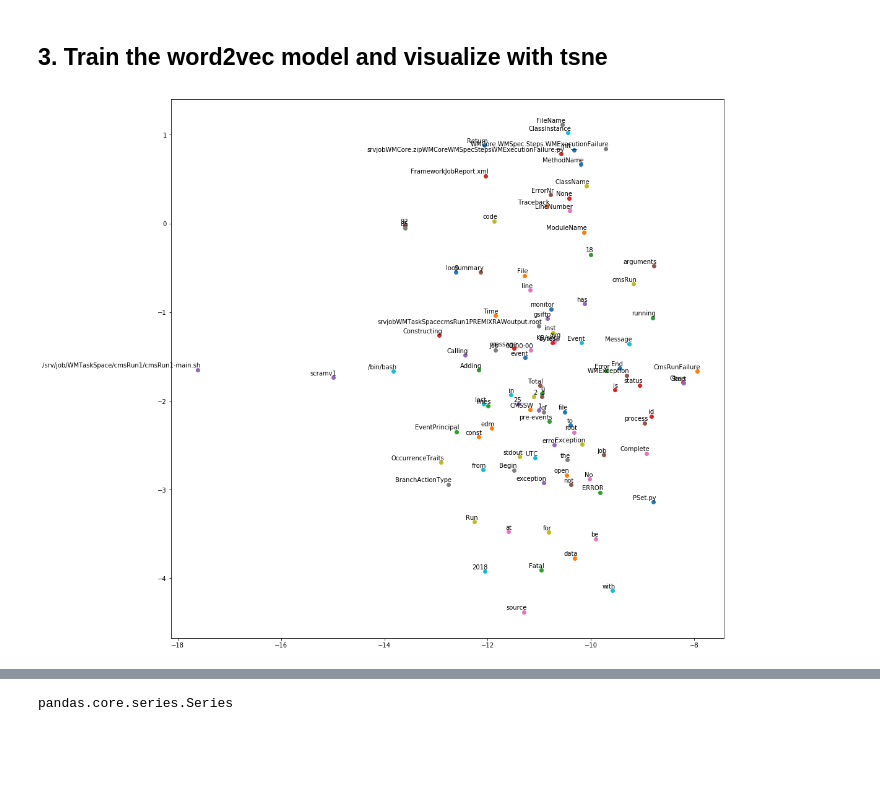
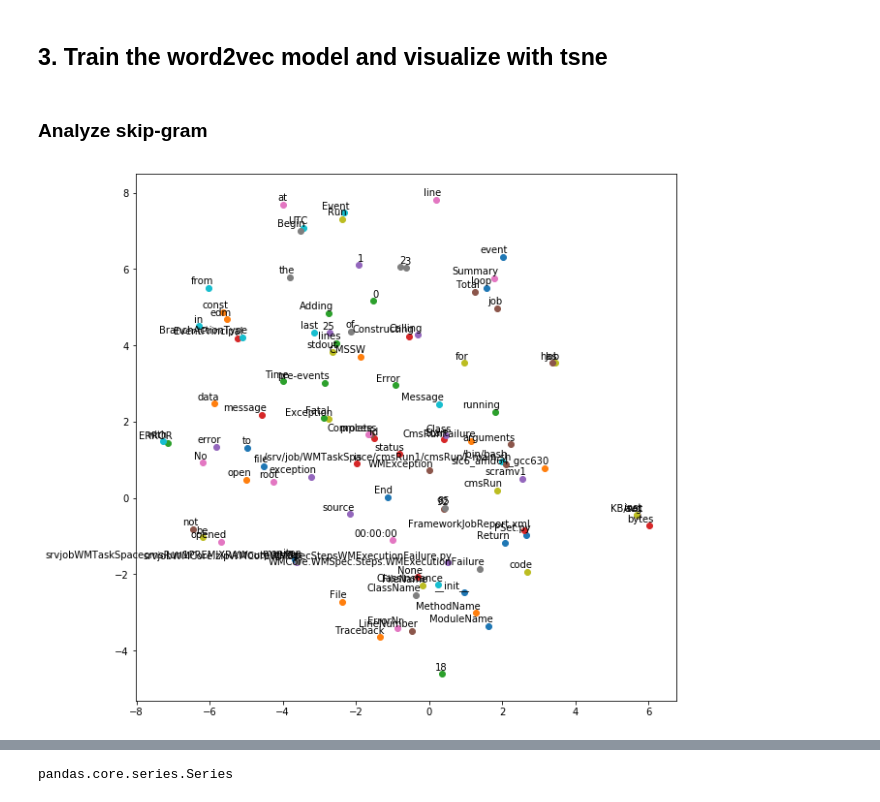
Before and after one commit to llayer/AIErrorLogAnalysis, a Jupyter notebook: spark/train_word2vec.ipynb, the cells around one changed output, grey strips where cells are left out. Drawn from its saved outputs; the diff is of its cells as text; code cells hidden in the pictures; blank space fills up the shorter version.

Commit message:
Add various plots

```diff
--- a/spark/train_word2vec.ipynb
+++ b/spark/train_word2vec.ipynb
@@ -213,4 +220,5 @@ print words_in, words_out
 ## 3. Train the word2vec model and visualize with tsne
 # %%
 texts_stemmed = list(df_msg['tokenized_text_filtered'])
-w2vmodel_stemmed = gensim.models.Word2Vec(texts_stemmed, size=50, window=5, min_count=5, workers=4)
+w2v_sg = gensim.models.Word2Vec(texts_stemmed, size=100, window=5, min_count=5, workers=4, sg=1)
+w2v_cbow = gensim.models.Word2Vec(texts_stemmed, size=100, window=5, min_count=5, workers=4, sg=0)
@@ -242,7 +244,7 @@ def tsne_plot(model):
         x.append(value[0])
         y.append(value[1])
 
-    plt.figure(figsize=(16, 16))
+    plt.figure(figsize=(10, 10))
     for i in range(len(x)):
         plt.scatter(x[i],y[i])
         plt.annotate(labels[i],
@@ -252,10 +254,12 @@ def tsne_plot(model):
                      ha='right',
                      va='bottom')
     plt.show()
+# %% [markdown]
+### Analyze skip-gram
 # %%
-tsne_plot(w2vmodel_stemmed)
+tsne_plot(w2v_sg)
 # %% [output]
-[figure, old version]
+[figure, new version]
 # %%
 df_msg.head()
 # %% [output]
```
Also changed, not shown: parts of 15 cells of this notebook, 1 other file.
